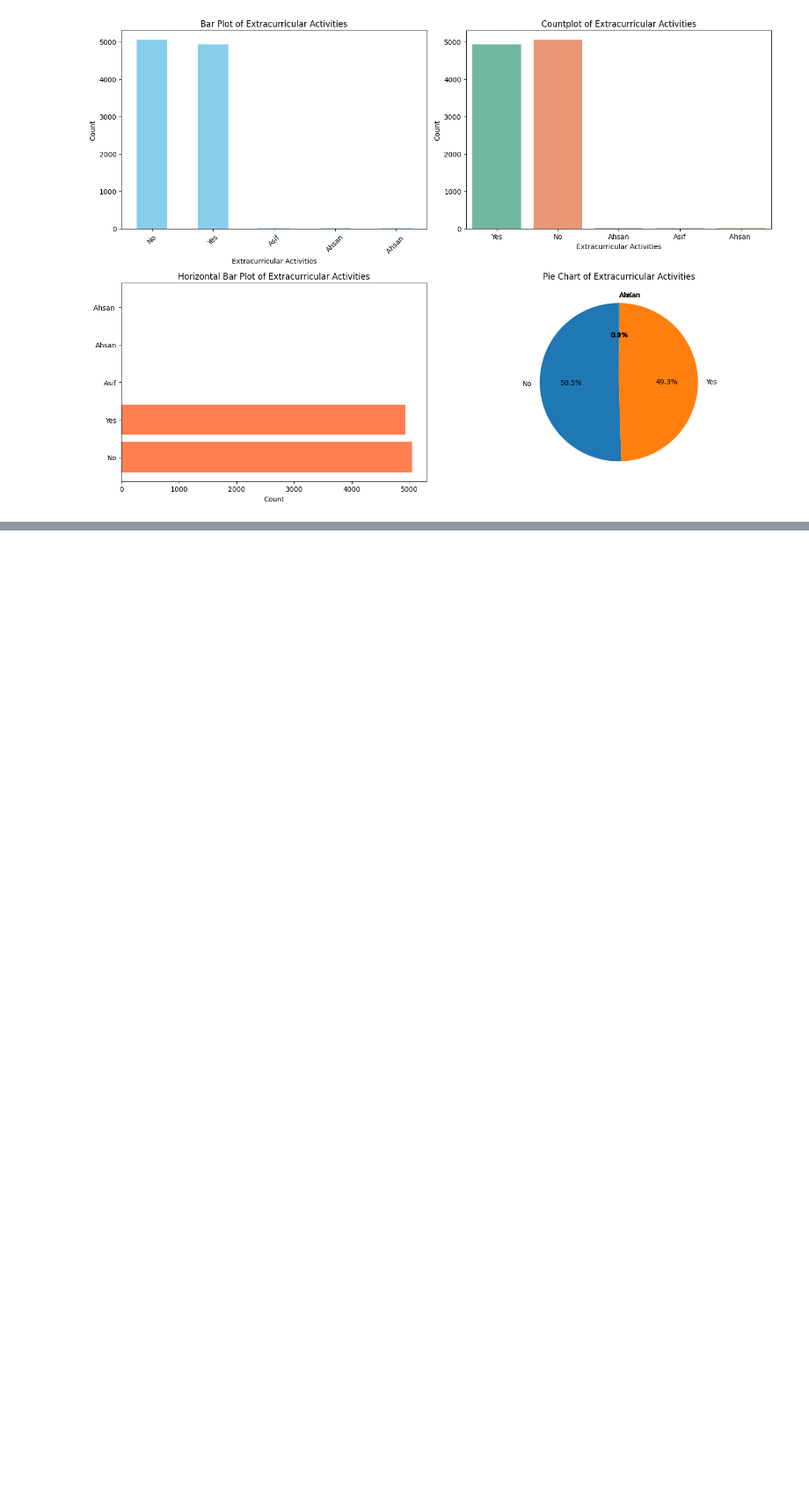
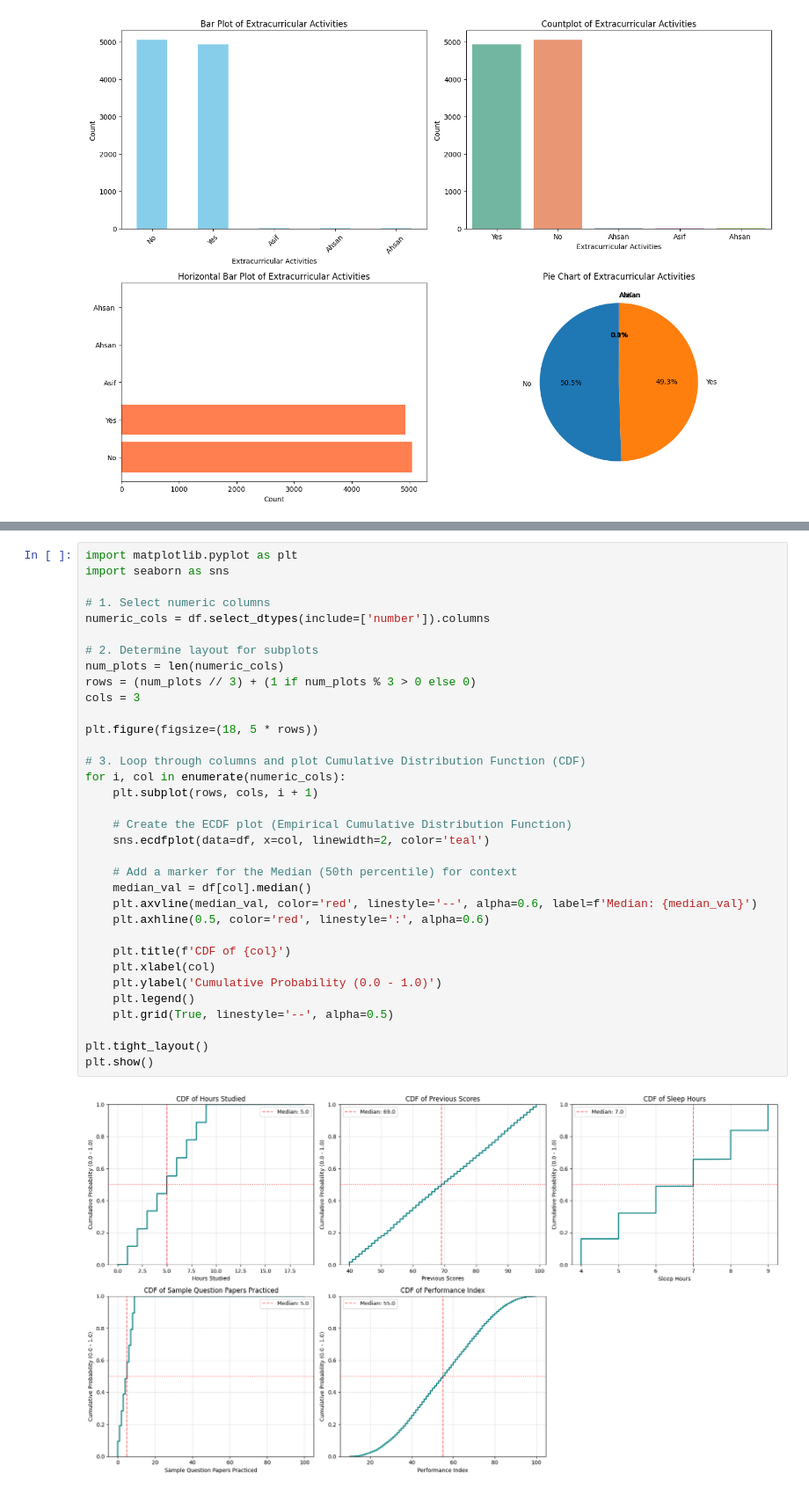
Before and after one commit to AhSanC25/Machine_Learning_Project, a Jupyter notebook: ML project.ipynb, the cells around one changed output, grey strips where cells are left out. Shown at 88% size. Drawn from its saved outputs; the diff is of its cells as text; blank space fills up the shorter version.

Commit message:
added  data visualization

```diff
--- a/ML project.ipynb
+++ b/ML project.ipynb
@@ -437,2 +439,38 @@ Frequency Table:
 4                 Performance Index  10000  55.22480  19.212558
 [figure]
+# %%
+import matplotlib.pyplot as plt
+import seaborn as sns
+
+# 1. Select numeric columns
+numeric_cols = df.select_dtypes(include=['number']).columns
+
+# 2. Determine layout for subplots
+num_plots = len(numeric_cols)
+rows = (num_plots // 3) + (1 if num_plots % 3 > 0 else 0)
+cols = 3
+
+plt.figure(figsize=(18, 5 * rows))
+
+# 3. Loop through columns and plot Cumulative Distribution Function (CDF)
+for i, col in enumerate(numeric_cols):
+    plt.subplot(rows, cols, i + 1)
+
+    # Create the ECDF plot (Empirical Cumulative Distribution Function)
+    sns.ecdfplot(data=df, x=col, linewidth=2, color='teal')
+
+    # Add a marker for the Median (50th percentile) for context
+    median_val = df[col].median()
+    plt.axvline(median_val, color='red', linestyle='--', alpha=0.6, label=f'Median: {median_val}')
+    plt.axhline(0.5, color='red', linestyle=':', alpha=0.6)
+
+    plt.title(f'CDF of {col}')
+    plt.xlabel(col)
+    plt.ylabel('Cumulative Probability (0.0 - 1.0)')
+    plt.legend()
+    plt.grid(True, linestyle='--', alpha=0.5)
+
+plt.tight_layout()
+plt.show()
+# %% [output]
+[figure, added]
```
Also changed, not shown: parts of 30 cells of this notebook.
